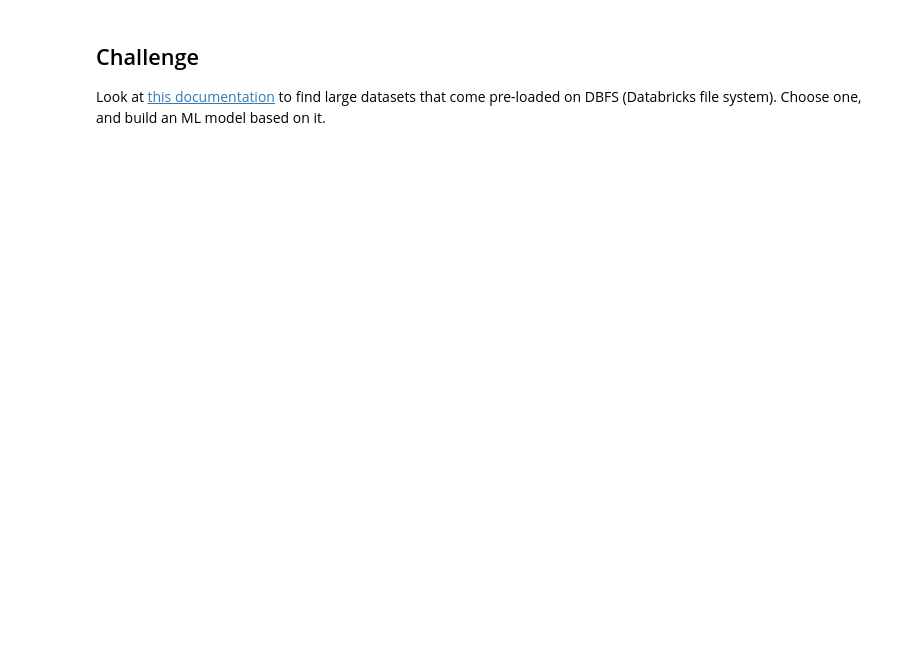
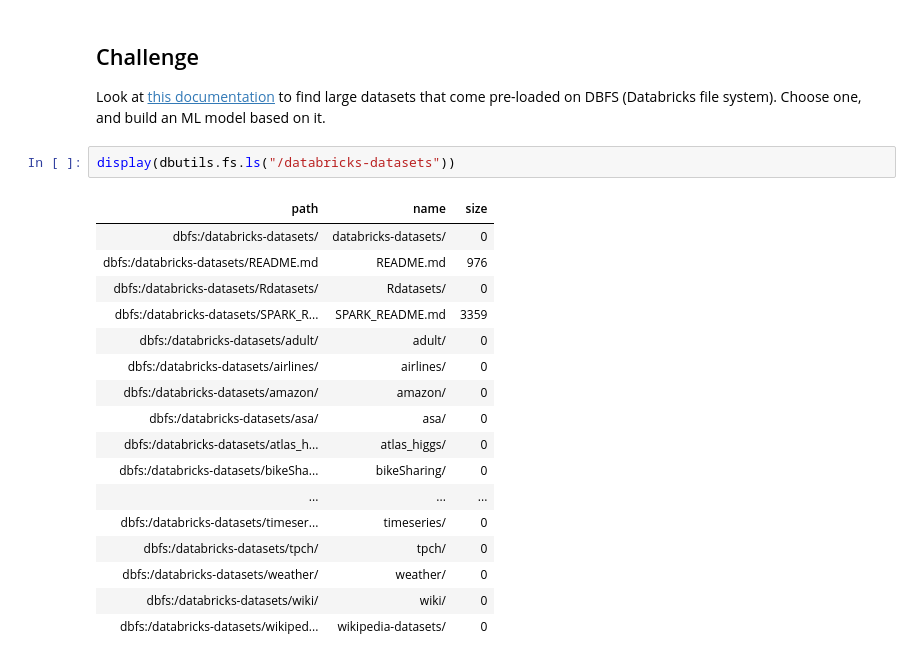
Before and after one commit to lecritch/big-data-seattle-chicago-ds, a Jupyter notebook: 03-spark-ml.ipynb, the cells around one changed output. Cells and saved outputs as stored; diff of their text form; blank space fills up the shorter version.

```diff
--- a/03-spark-ml.ipynb
+++ b/03-spark-ml.ipynb
@@ -120,3 +175,23 @@ cross_validated_model.bestModel.stages[2].getNumTrees
 ## Challenge
 
 Look at [this documentation](https://docs.databricks.com/data/databricks-datasets.html) to find large datasets that come pre-loaded on DBFS (Databricks file system).  Choose one, and build an ML model based on it.
+# %%
+display(dbutils.fs.ls("/databricks-datasets"))
+# %% [output]
+| path | name | size |
+| dbfs:/databricks-datasets/ | databricks-datasets/ | 0 |
+| dbfs:/databricks-datasets/README.md | README.md | 976 |
+| dbfs:/databricks-datasets/Rdatasets/ | Rdatasets/ | 0 |
+| dbfs:/databricks-datasets/SPARK_R... | SPARK_README.md | 3359 |
+| dbfs:/databricks-datasets/adult/ | adult/ | 0 |
+| dbfs:/databricks-datasets/airlines/ | airlines/ | 0 |
+| dbfs:/databricks-datasets/amazon/ | amazon/ | 0 |
+| dbfs:/databricks-datasets/asa/ | asa/ | 0 |
+| dbfs:/databricks-datasets/atlas_h... | atlas_higgs/ | 0 |
+| dbfs:/databricks-datasets/bikeSha... | bikeSharing/ | 0 |
+| ... | ... | ... |
+| dbfs:/databricks-datasets/timeser... | timeseries/ | 0 |
+| dbfs:/databricks-datasets/tpch/ | tpch/ | 0 |
+| dbfs:/databricks-datasets/weather/ | weather/ | 0 |
+| dbfs:/databricks-datasets/wiki/ | wiki/ | 0 |
+| dbfs:/databricks-datasets/wikiped... | wikipedia-datasets/ | 0 |
```
Also changed, not shown: parts of 29 cells of this notebook, 1 other file.
